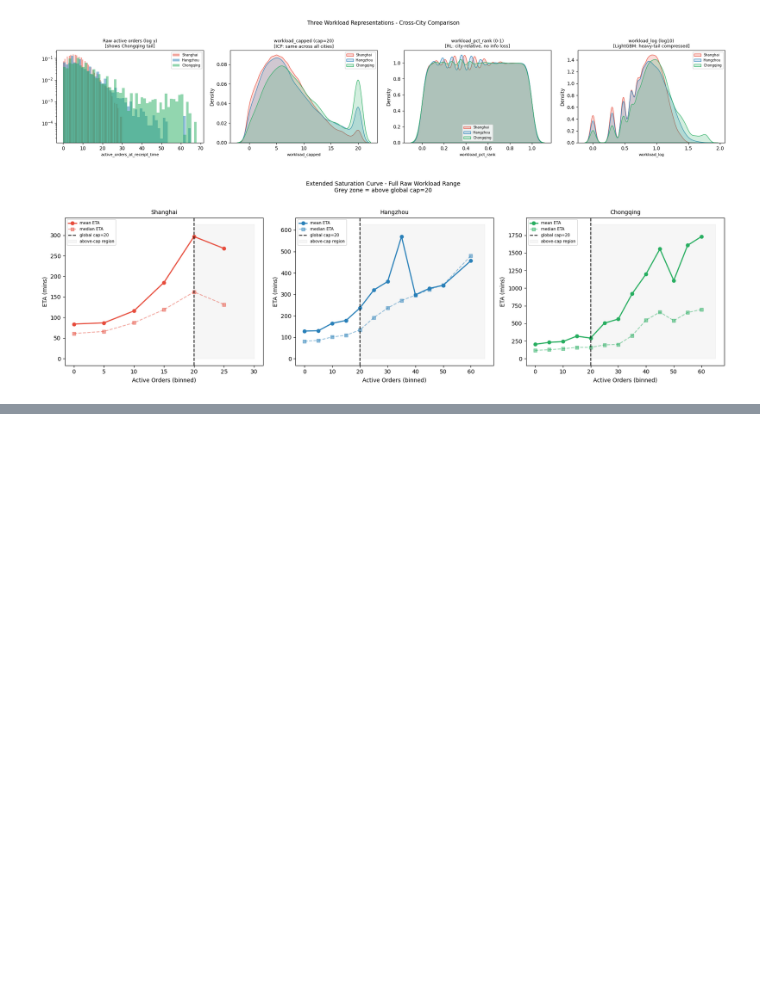
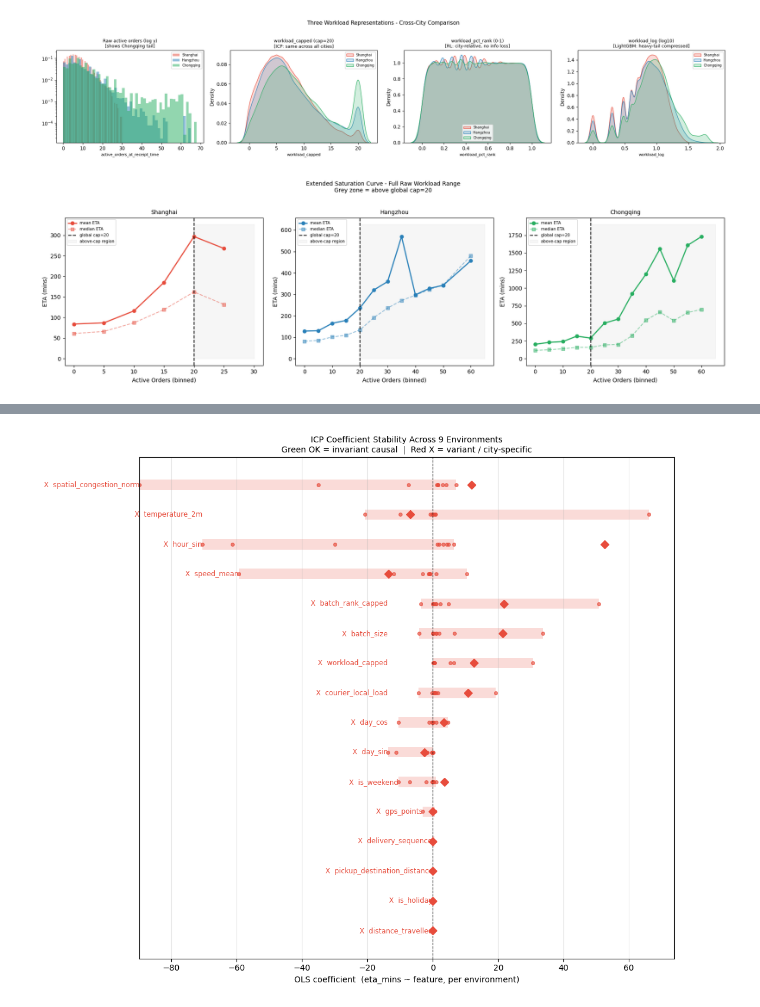
Before and after one commit to aymuos/starship, a Jupyter notebook: fundamental_EDA/fc_all_city_ICP.ipynb, the cells around one changed output, grey strips where cells are left out. Saved outputs shown, nothing was run; the diff lists cells and outputs as text; code cells hidden in the pictures; blank space fills up the shorter version.

```diff
--- a/fundamental_EDA/fc_all_city_ICP.ipynb
+++ b/fundamental_EDA/fc_all_city_ICP.ipynb
@@ -2387,0 +2104,48 @@ Load in PCMCI+ notebook:
+# %%
+def plot_icp_coefficient_stability(results: dict, top_n: int = 16) -> None:
+    """
+    Dot-and-range chart: each dot = one environment's OLS coefficient.
+    Tight cluster = invariant. Wide spread or sign flip = variant.
+    Diamond = pooled coefficient.
+    """
+    rows = [
+        {
+            "feature"  : f,
+            "invariant": r["invariant"],
+            "pooled"   : r["pooled_coef"],
+            "coefs"    : list(r["per_env_coef"].values()),
+            "range"    : max(r["per_env_coef"].values()) - min(r["per_env_coef"].values())
+                         if r.get("per_env_coef") else 0,
+        }
+        for f, r in results.items()
+        if r.get("per_env_coef") and "error" not in r
+    ]
+    rows.sort(key=lambda x: x["range"])
+    rows = rows[:top_n]
+
+    fig, ax = plt.subplots(figsize=(11, max(5, len(rows) * 0.6)))
+    for i, r in enumerate(rows):
+        color = "#27ae60" if r["invariant"] else "#e74c3c"
+        ax.barh(i, max(r["coefs"]) - min(r["coefs"]),
+                left=min(r["coefs"]), height=0.35, color=color, alpha=0.2)
+        for c in r["coefs"]:
+            ax.plot(c, i, "o", color=color, ms=4, alpha=0.65)
+        ax.plot(r["pooled"], i, "D", color=color, ms=7, zorder=5)
+        label = f"{'OK' if r['invariant'] else 'X'}  {r['feature']}"
+        ax.text(ax.get_xlim()[0] - 0.001, i, label,
+                va="center", ha="right", fontsize=8.5, color=color)
+
+    ax.axvline(0, color="black", lw=0.8, ls="--")
+    ax.set_yticks([])
+    ax.set_xlabel("OLS coefficient  (eta_mins ~ feature, per environment)")
+    ax.set_title(
+        "ICP Coefficient Stability Across 9 Environments\n"
+        "Green OK = invariant causal  |  Red X = variant / city-specific",
+        fontsize=10)
+    ax.grid(axis="x", alpha=0.3)
+    plt.tight_layout()
+    plt.show()
+
+plot_icp_coefficient_stability(icp_results)
+# %% [output]
+[figure, added]
```
Also changed, not shown: parts of 88 cells of this notebook.
